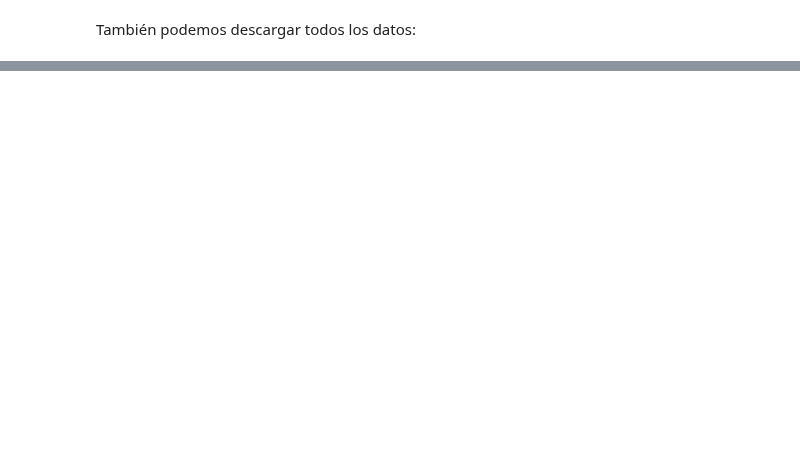
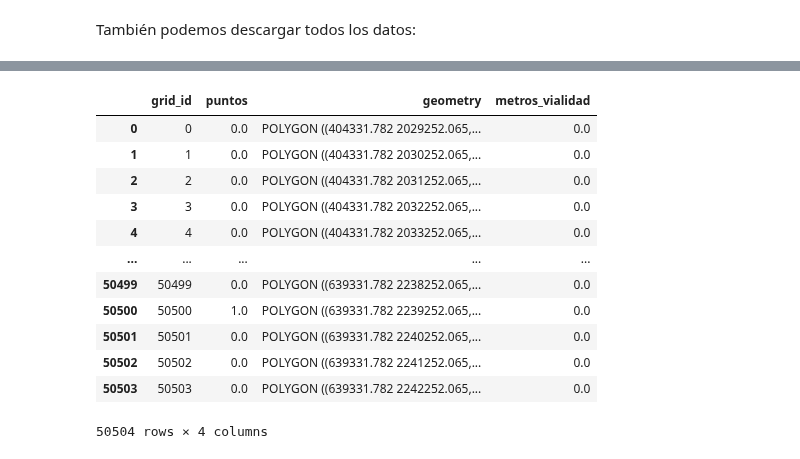
Before and after one commit to CentroGeo/pyLandUseMX, a Jupyter notebook: index.ipynb, the cells around one changed output, grey strips where cells are left out. Saved outputs shown, nothing was run; the diff lists cells and outputs as text; code cells hidden in the pictures; blank space fills up the shorter version.

```diff
--- a/index.ipynb
+++ b/index.ipynb
@@ -48,0 +50,25 @@ También podemos descargar todos los datos:
+# %%
+puntos = gpd.read_file("datos/points_sample.zip") # Leemos los puntos
+puntos = puntos.to_crs(32614)
+red = gpd.read_file("datos/descargas/red_zmvm.gpkg") # Leemos las líneas
+red = red.loc[red.tag_id.isin([104,108,106,101])] # Filtramos las vialidades primarias
+malla = Malla.desde_capa(puntos, 1000) # Creamos una malla del tamaño de los puntos
+malla = (malla
+             .agrega_puntos(puntos, campo="puntos")
+             .agrega_lineas(red, campo='metros_vialidad')
+             )
+malla.malla
+# %% [output]
+|  | grid_id | puntos | geometry | metros_vialidad |
+| 0 | 0 | 0.0 | POLYGON ((404331.782 2029252.065,... | 0.0 |
+| 1 | 1 | 0.0 | POLYGON ((404331.782 2030252.065,... | 0.0 |
+| 2 | 2 | 0.0 | POLYGON ((404331.782 2031252.065,... | 0.0 |
+| 3 | 3 | 0.0 | POLYGON ((404331.782 2032252.065,... | 0.0 |
+| 4 | 4 | 0.0 | POLYGON ((404331.782 2033252.065,... | 0.0 |
+| ... | ... | ... | ... | ... |
+| 50499 | 50499 | 0.0 | POLYGON ((639331.782 2238252.065,... | 0.0 |
+| 50500 | 50500 | 1.0 | POLYGON ((639331.782 2239252.065,... | 0.0 |
+| 50501 | 50501 | 0.0 | POLYGON ((639331.782 2240252.065,... | 0.0 |
+| 50502 | 50502 | 0.0 | POLYGON ((639331.782 2241252.065,... | 0.0 |
+| 50503 | 50503 | 0.0 | POLYGON ((639331.782 2242252.065,... | 0.0 |
+50504 rows × 4 columns
```
Also changed, not shown: parts of 6 cells of this notebook, 2 other files.
